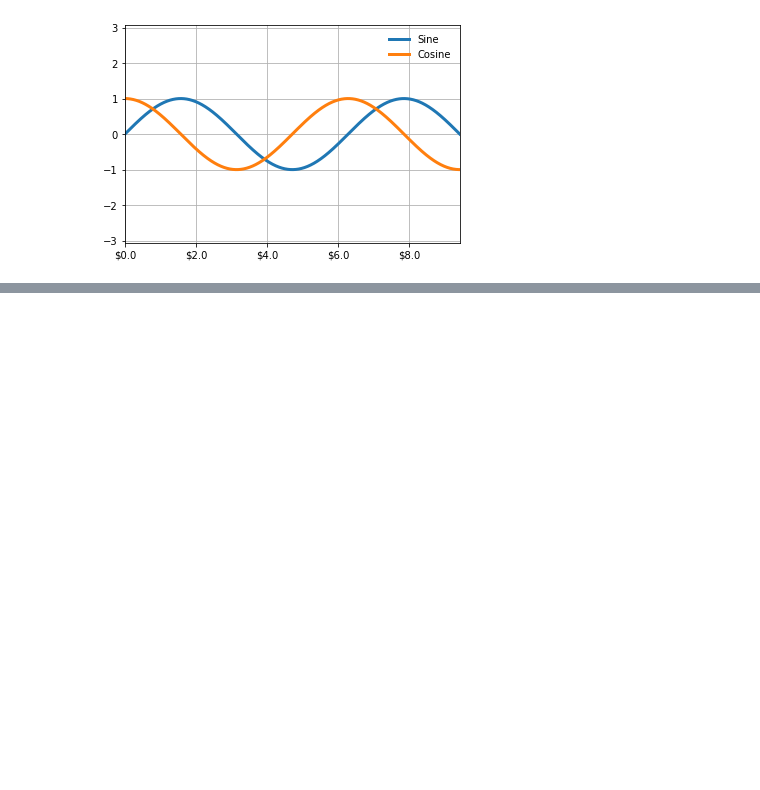
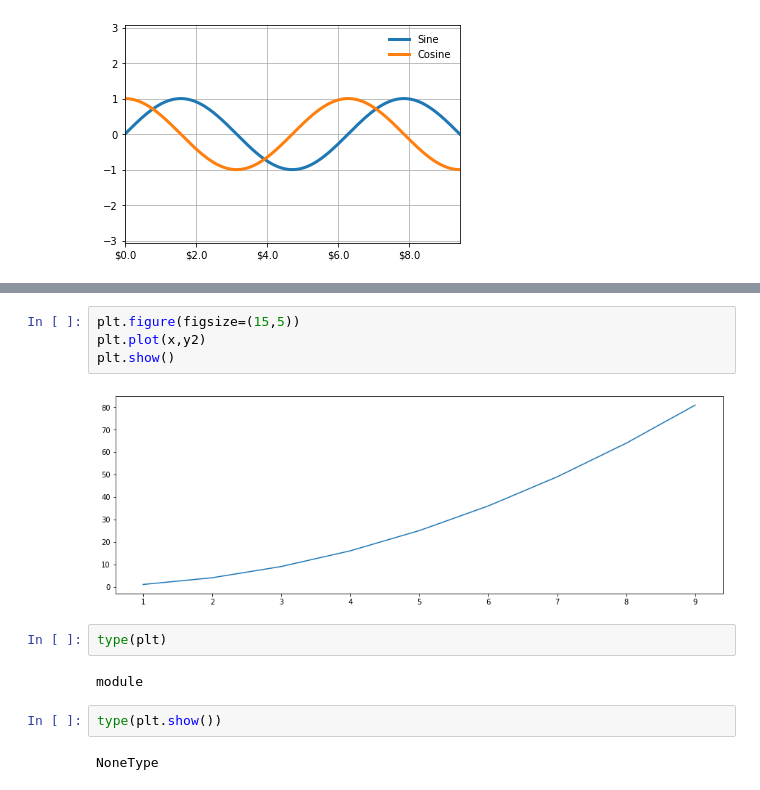
Before and after one commit to leangaurav/dsc_weekday_1, a Jupyter notebook: Assignments/Santhosh/Matplotlib_test.ipynb, the cells around one changed output, grey strips where cells are left out. Drawn from its saved outputs; the diff is of its cells as text; blank space fills up the shorter version.

```diff
--- a/Assignments/Santhosh/Matplotlib_test.ipynb
+++ b/Assignments/Santhosh/Matplotlib_test.ipynb
@@ -33,0 +56,14 @@ fig
+# %%
+plt.figure(figsize=(15,5))
+plt.plot(x,y2)
+plt.show()
+# %% [output]
+[figure, added]
+# %%
+type(plt)
+# %% [output]
+module
+# %%
+type(plt.show())
+# %% [output]
+NoneType
```
Also changed, not shown: parts of 4 cells of this notebook, 3 other files.
